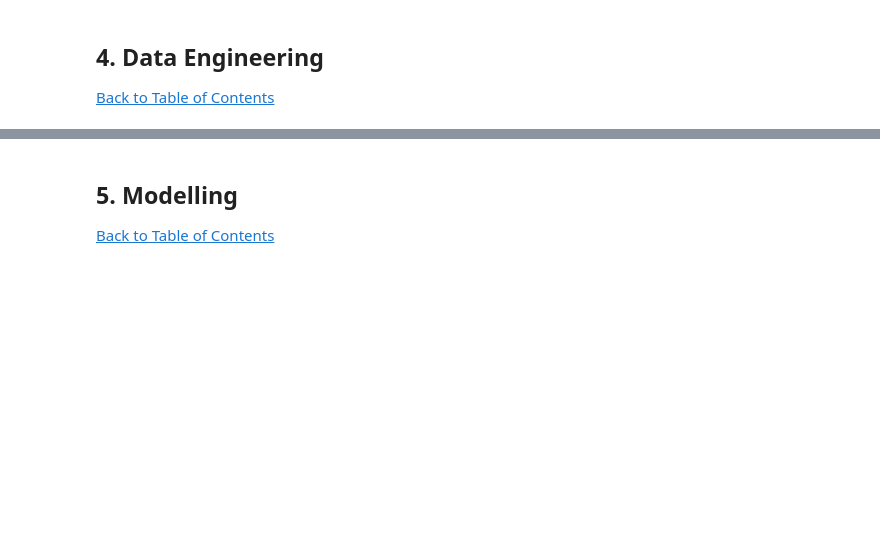
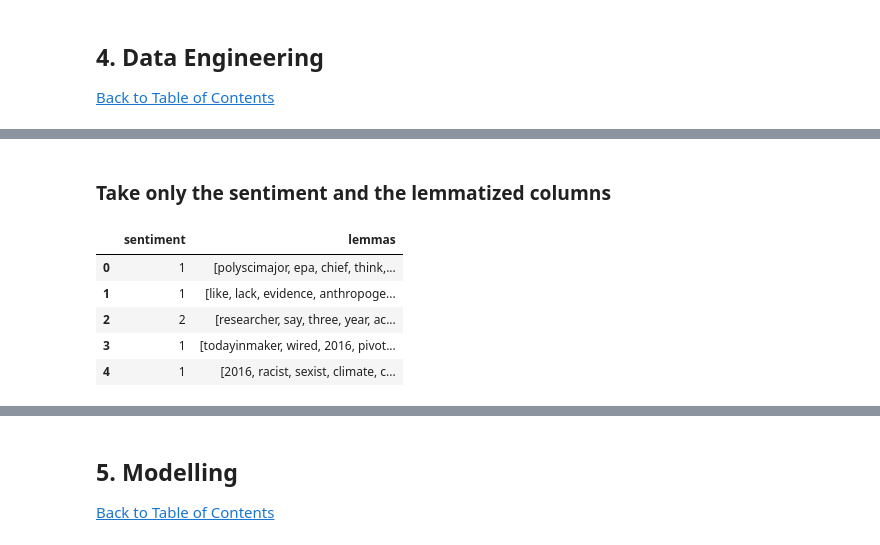
Before and after one commit to McMunashe/classification-predict-streamlit-template, a Jupyter notebook: Advanced Classification Predict .ipynb, the cells around one changed output, grey strips where cells are left out. Cells and saved outputs as stored; diff of their text form; code cells hidden in the pictures; blank space fills up the shorter version.

```diff
--- a/Advanced Classification Predict .ipynb
+++ b/Advanced Classification Predict .ipynb
@@ -219,0 +204,18 @@ df.head()
+# %%
+stoplist = set(stopwords.words("english"))
+# %%
+def remove_stopwords(txt_tokens):
+    """
+    Removes stop words from tokens
+
+    Parameters:
+    txt_tokens: components of a text
+
+    Returns:
+    txt_clean: a list containing tokens without stopwords
+    """
+    txt_clean = [word for word in txt_tokens if word not in stoplist]
+    return txt_clean
+
+df['no_stopwords'] = df['tokens'].apply(remove_stopwords)
+df_test['no_stopwords'] = df_test['tokens'].apply(remove_stopwords)
@@ -219,0 +233,18 @@ df.head()
+# %%
+wn = nltk.WordNetLemmatizer()
+# %%
+def lemmatization(no_stopwords):
+    """
+    Reduces words to their root form
+
+    Parameters:
+    no_stopwords: a list of words without stopwords
+
+    Returns:
+    text: a list with words which have been reduces to their root form
+    """
+    text = [wn.lemmatize(word) for word in no_stopwords]
+    return text
+
+df['lemmas'] = df['no_stopwords'].apply(lemmatization) #Adding the column lemmas to the df dataframe
+df_test['lemmas'] = df_test['no_stopwords'].apply(lemmatization)
@@ -219,0 +260,14 @@ df.head()
+# %% [markdown]
+### Take only the sentiment and the lemmatized columns
+# %%
+# create dataframe of lemmatized words and the sentiment
+df = df[['sentiment', 'lemmas']]
+df_test = df_test[['lemmas']]
+df.head()
+# %% [output]
+|  | sentiment | lemmas |
+| 0 | 1 | [polyscimajor, epa, chief, think,... |
+| 1 | 1 | [like, lack, evidence, anthropoge... |
+| 2 | 2 | [researcher, say, three, year, ac... |
+| 3 | 1 | [todayinmaker, wired, 2016, pivot... |
+| 4 | 1 | [2016, racist, sexist, climate, c... |
```
Also changed, not shown: parts of 45 cells of this notebook.
